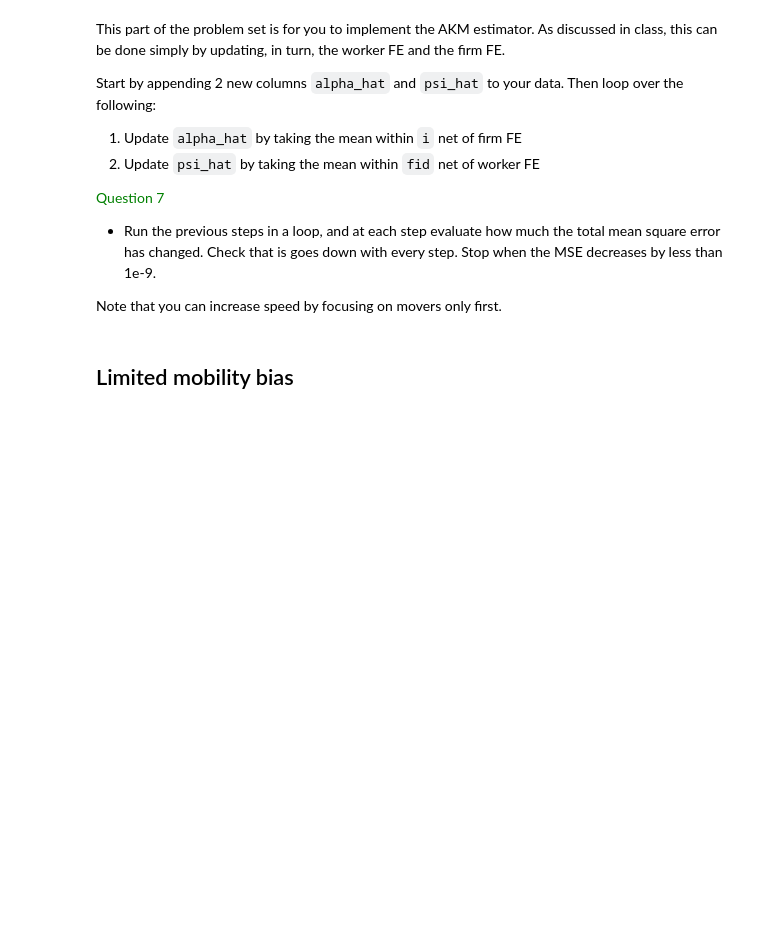
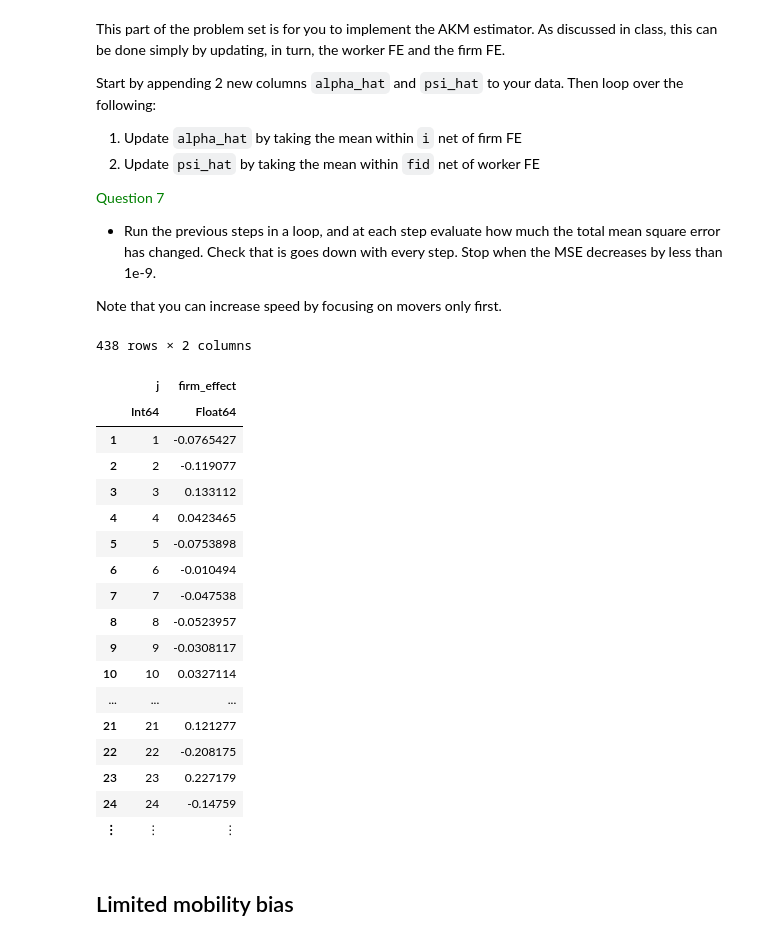
Before and after one commit to nidhaan-jain/lamadon_psets_NJ, a Jupyter notebook: pset 1/hw-twfe.ipynb, the cells around one changed output. Cells and saved outputs as stored; diff of their text form; code cells hidden in the pictures; blank space fills up the shorter version.

```diff
--- a/pset 1/hw-twfe.ipynb
+++ b/pset 1/hw-twfe.ipynb
@@ -447,6 +447,81 @@ Start by appending 2 new columns `alpha_hat` and `psi_hat` to your data. Then lo
 
 
 Note that you can increase speed by focusing on movers only first.
+# %%
+# Following the recommendation in the problem set, I focus on movers only.
+
+# identify movers
+# identify moves
+df.lagged_employer = [missing; df_quartiles.j[1:end-1]] # this creates a variable with the lagged employer but accounts for the first observation.
+# note that the above line does not account for the first time period for each i- need to account for this when we define a mover
+df.move .= 0
+df[(df_quartiles.t .!= 1) .& (df_quartiles.j .!= df_quartiles.lagged_employer), :move] .= 1
+
+# obtain the lags
+wage_vector = vec(df.lw)
+wage_vector_lag_1 = ShiftedArrays.lag(wage_vector, 1)
+
+df.lw_lag_1 = wage_vector_lag_1
+
+# restrict sample to moves
+df_moves = df[(df.move .== 1), :]
+
+df_moves.alpha_hat .= 0
+df_moves.indiv_effects .= 0
+
+# obtain the firm effects as y_{it'} - y_{it}
+df_moves[!, :psi_hat] = df_moves.lw .- df_moves.lw_lag_1
+
+tol = 9999
+mse_old = 9999
+
+while tol >= 1e-9
+
+    # obtain the individual effects
+    df_moves.indiv_effects = df_moves.lw .- df_moves.psi_hat
+
+    df_moves_indiv = @chain df_moves begin
+        groupby(:i)
+        combine(:indiv_effect => mean)
+        rename(:indiv_effect_mean => :indiv_effect)
+    end
+    df_moves.alpha_hat = df_moves_indiv.indiv_effects
+
+    # now update the firm effects
+    df_moves.psi_hat_diff = df_moves.lw .- df_moves.lw_lag_1 .- df_moves.alpha_hat
+
+    firm_effects = @chain df_moves begin
+        groupby(:j)
+        combine(:psi_hat_diff => mean)
+        rename(:lw_diff_mean => :firm_effect)
+    end
+    df_moves.psi_hat = firm_effects.firm_effect
+
+    df_moves.error = (df_moves.k .- df_moves.psi_hat).^2
+    mean_error = mean(df_moves.error)
+    tol = abs(mean_error - mse_old)
+    mse_old = mean_error
+end
+# %% [output]
+438 rows × 2 columns
+|  | j | firm_effect |
+|  | Int64 | Float64 |
+| 1 | 1 | -0.0765427 |
+| 2 | 2 | -0.119077 |
+| 3 | 3 | 0.133112 |
+| 4 | 4 | 0.0423465 |
+| 5 | 5 | -0.0753898 |
+| 6 | 6 | -0.010494 |
+| 7 | 7 | -0.047538 |
+| 8 | 8 | -0.0523957 |
+| 9 | 9 | -0.0308117 |
+| 10 | 10 | 0.0327114 |
+| ... | ... | ... |
+| 21 | 21 | 0.121277 |
+| 22 | 22 | -0.208175 |
+| 23 | 23 | 0.227179 |
+| 24 | 24 | -0.14759 |
+| ⋮ | ⋮ | ⋮ |
 # %% [markdown]
 ## Limited mobility bias
 # %% [markdown]
```
Also changed, not shown: parts of 2 cells of this notebook.
